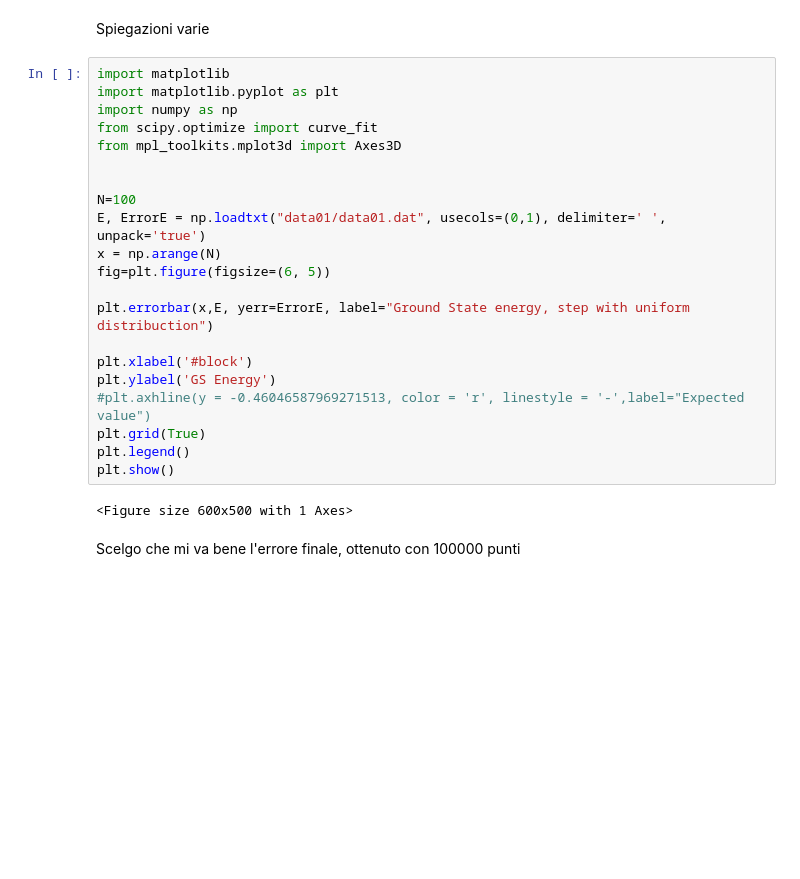
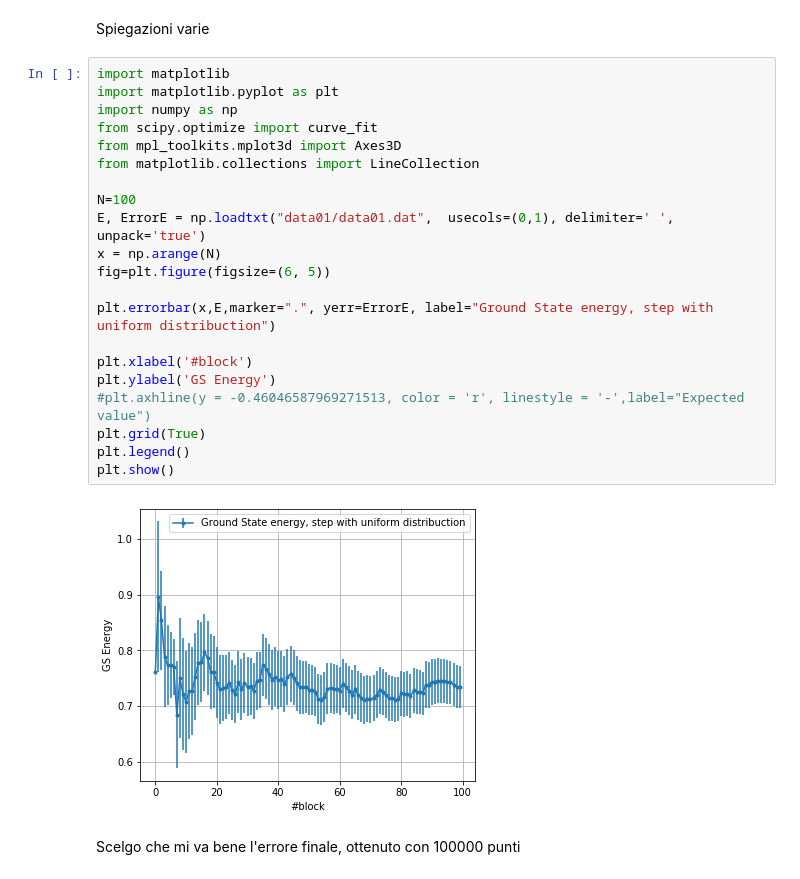
Before and after one commit to dariopullia/Numerical_Simulations_Lab, a Jupyter notebook: 08/Lezione8.ipynb, the cells around one changed output. Saved outputs shown, nothing was run; the diff lists cells and outputs as text; blank space fills up the shorter version.

```diff
--- a/08/Lezione8.ipynb
+++ b/08/Lezione8.ipynb
@@ -9,26 +9,26 @@ Spiegazioni varie
 # %%
 import matplotlib
 import matplotlib.pyplot as plt
 import numpy as np
 from scipy.optimize import curve_fit
 from mpl_toolkits.mplot3d import Axes3D
-
+from matplotlib.collections import LineCollection
 
 N=100
-E, ErrorE = np.loadtxt("data01/data01.dat", usecols=(0,1), delimiter=' ', unpack='true')
+E, ErrorE = np.loadtxt("data01/data01.dat",  usecols=(0,1), delimiter=' ', unpack='true')
 x = np.arange(N)
 fig=plt.figure(figsize=(6, 5))
 
-plt.errorbar(x,E, yerr=ErrorE, label="Ground State energy, step with uniform distribuction")
+plt.errorbar(x,E,marker=".", yerr=ErrorE, label="Ground State energy, step with uniform distribuction")
 
 plt.xlabel('#block')
 plt.ylabel('GS Energy')
 #plt.axhline(y = -0.46046587969271513, color = 'r', linestyle = '-',label="Expected value")
 plt.grid(True)
 plt.legend()
 plt.show()
 # %% [output]
-<Figure size 600x500 with 1 Axes>
+[figure, added]
 # %% [markdown]
 Scelgo che mi va bene l'errore finale, ottenuto con 100000 punti
 # %% [markdown]
```
Also changed, not shown: parts of 5 cells of this notebook, 10 other files.
